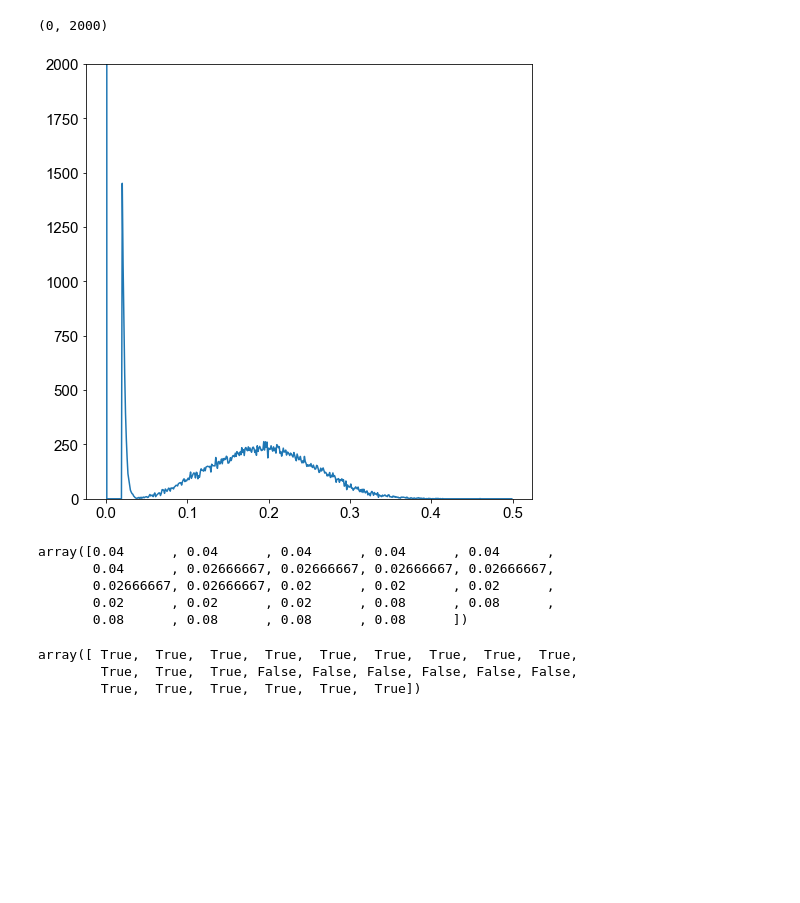
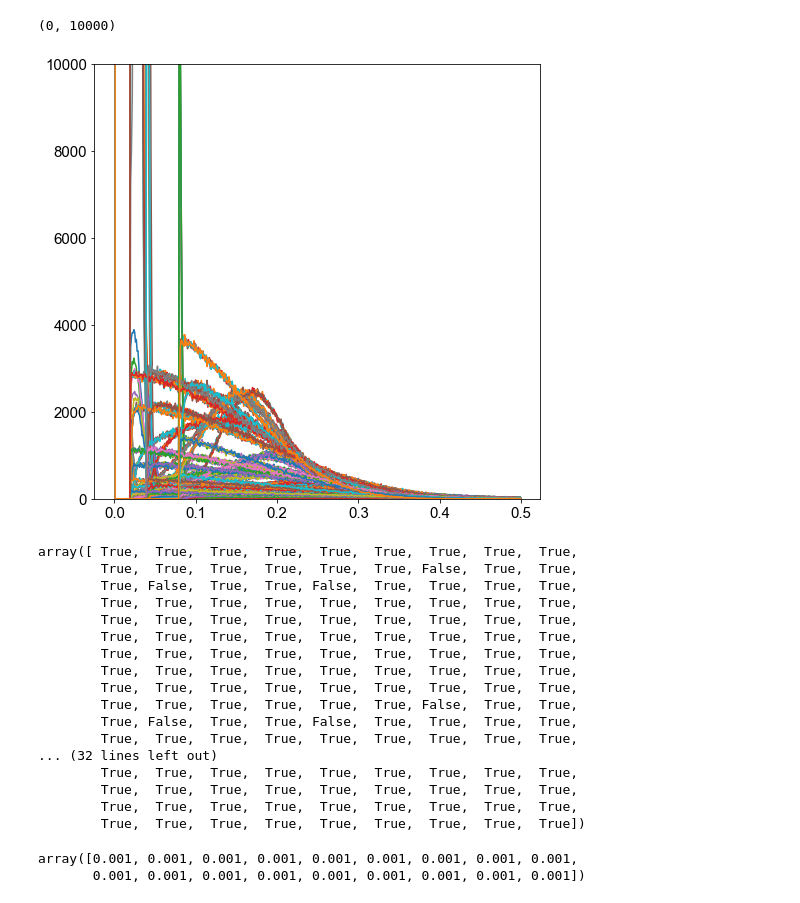
Before and after one commit to gyyang/olfaction_evolution, a Jupyter notebook: notebooks/analyze_K_big.ipynb, the cells around one changed output. Cells and saved outputs as stored; diff of their text form; code cells hidden in the pictures; blank space fills up the shorter version.

```diff
--- a/notebooks/analyze_K_big.ipynb
+++ b/notebooks/analyze_K_big.ipynb
@@ -50,28 +45,39 @@ ind = res['N_ORN'] == 100
 # %%
 plt.figure(figsize=(8,8))
-plt.plot(res['lin_bins'][0,:500],res['lin_hist'][12,-1,:500].T)
-plt.ylim([0, 2000])
+plt.plot(res['lin_bins'][0,:500],res['lin_hist'][:,-1,:500].T)
+plt.ylim([0, 10000])
 # %% [output]
-(0, 2000)
+(0, 10000)
-[figure, old version]
+[figure, new version]
-# %%
-res['kc_prune_threshold']
-# %% [output]
-array([0.04      , 0.04      , 0.04      , 0.04      , 0.04      ,
-       0.04      , 0.02666667, 0.02666667, 0.02666667, 0.02666667,
-       0.02666667, 0.02666667, 0.02      , 0.02      , 0.02      ,
-       0.02      , 0.02      , 0.02      , 0.08      , 0.08      ,
-       0.08      , 0.08      , 0.08      , 0.08      ])
 # %%
 peak_inds = np.zeros_like(res['kc_prune_threshold']).astype(np.bool)
 for i, thres in enumerate(res['kc_prune_threshold']):
     x = np.where(res['lin_bins'][i,:-1] > res['kc_prune_threshold'][i])[0][0]
-    if res['lin_hist'][i,-1,x] > 200:
+    if res['lin_hist'][i,-1,x] > 4000:
         peak_inds[i] = False
     else:
         peak_inds[i] = True
 peak_inds
 # %% [output]
 array([ True,  True,  True,  True,  True,  True,  True,  True,  True,
-        True,  True,  True, False, False, False, False, False, False,
-        True,  True,  True,  True,  True,  True])
+        True,  True,  True,  True,  True,  True, False,  True,  True,
+        True, False,  True,  True, False,  True,  True,  True,  True,
+        True,  True,  True,  True,  True,  True,  True,  True,  True,
+        True,  True,  True,  True,  True,  True,  True,  True,  True,
+        True,  True,  True,  True,  True,  True,  True,  True,  True,
+        True,  True,  True,  True,  True,  True,  True,  True,  True,
+        True,  True,  True,  True,  True,  True,  True,  True,  True,
+        True,  True,  True,  True,  True,  True,  True,  True,  True,
+        True,  True,  True,  True,  True,  True, False,  True,  True,
+        True, False,  True,  True, False,  True,  True,  True,  True,
+        True,  True,  True,  True,  True,  True,  True,  True,  True,
+... (32 lines left out)
+        True,  True,  True,  True,  True,  True,  True,  True,  True,
+        True,  True,  True,  True,  True,  True,  True,  True,  True,
+        True,  True,  True,  True,  True,  True,  True,  True,  True,
+        True,  True,  True,  True,  True,  True,  True,  True,  True])
+# %%
+res['separate_lr'][np.invert(peak_inds)]
+# %% [output]
+array([0.001, 0.001, 0.001, 0.001, 0.001, 0.001, 0.001, 0.001, 0.001,
+       0.001, 0.001, 0.001, 0.001, 0.001, 0.001, 0.001, 0.001, 0.001])
```
Also changed, not shown: parts of 25 cells of this notebook.
